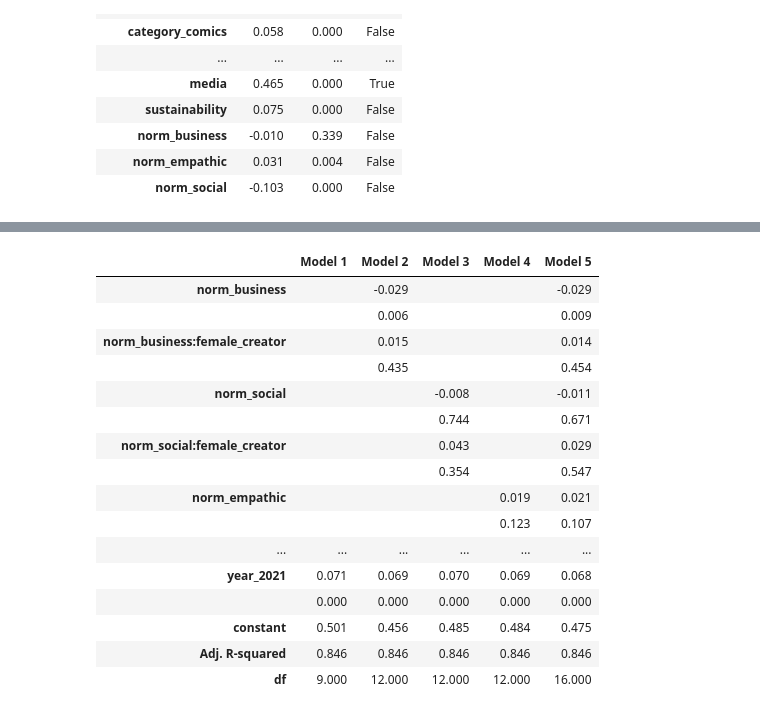
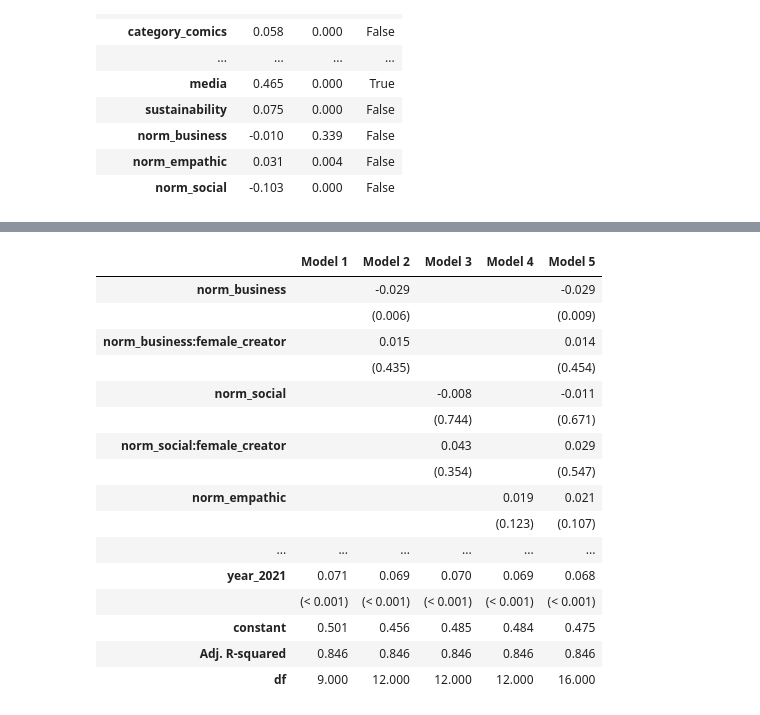
Before and after one commit to MaxPersoon/KickstarterScraper, a Jupyter notebook: dataProcessing.ipynb, the cells around one changed output, grey strips where cells are left out. Drawn from its saved outputs; the diff is of its cells as text; code cells hidden in the pictures.

```diff
--- a/dataProcessing.ipynb
+++ b/dataProcessing.ipynb
@@ -9,7 +9,6 @@ from pandas.core.dtypes.common import is_numeric_dtype
 data = pd.read_csv("data.csv")
 data = data.set_index('projectID')
 data = data.drop(columns=['drives'])
-pd.set_option('display.float_format',  '{:,.3f}'.format)
 data
 # %% [output]
 |  | success | amount | female_creator | goal | words | backers_count | serial_entrepreneur | duration | ... |
@@ -91,3 +71,5 @@ def reformatTable(table, fileName):
+# %%
+decimals = 3
 # %%
 # Table 1
 mData = data[data['female_creator'] == 0]
@@ -690,15 +657,21 @@ for model in models:
     for variable in independentVariables:
         if variable in variables:
             varIndex = variables.index(variable)
-            data.append(model.params.iloc[varIndex])
-            data.append(model.pvalues.iloc[varIndex])
+            data.append(('{:.%if}' % decimals).format(model.params.iloc[varIndex]))
+
+            pValue = model.pvalues.iloc[varIndex]
+            if pValue < 0.001:
+                pValue = '< 0.001'
+            else:
+                pValue = ('{:.%if}' % decimals).format(pValue)
+            data.append('(%s)' % pValue)
         else:
             data.append('')
             data.append('')
 
-    data.append(model.params.iloc[0])
-    data.append(model.rsquared_adj)
-    data.append(model.df_model)
+    data.append(('{:.%if}' % decimals).format(model.params.iloc[0]))
+    data.append(('{:.%if}' % decimals).format(model.rsquared_adj))
+    data.append(('{:.%if}' % decimals).format(model.df_model))
 
     table8['Model ' + str(cntr)] = data
     cntr += 1
@@ -726,7 +699,7 @@ table8
 # %%
 # Table 6
 index = []
-variables = ['norm_amount'] + independentVariables[:]
+variables = ['norm_amount'] + independentVariables[:3] + ['female_creator'] + independentVariables[3:]
 for variable in variables:
     index.append(variable)
     index.append('')
@@ -740,15 +713,16 @@ for i in range(noVars):
     var1Data = normData[variables[i]]
     for j in range(i + 1):
         if i == j:
-            rValues.append(1.000)
+            rValues.append(('{:.%if}' % decimals).format(1))
             pValues.append('(< 0.001)')
         else:
             rValue, pValue = st.pearsonr(var1Data, normData[variables[j]])
-            rValues.append(rValue)
+            rValues.append(('{:.%if}' % decimals).format(rValue))
+
             if pValue < 0.001:
                 pValue = '< 0.001'
             else:
-                pValue = '{:.3f}'.format(pValue)
+                pValue = ('{:.%if}' % decimals).format(pValue)
             pValues.append('(%s)' % pValue)
 
     for j in range(i + 1, noVars):
@@ -929,50 +903,56 @@ Notes:
 index = []
 independentVariables = ['norm_business', 'norm_business:female_creator', 'norm_social', 'norm_social:female_creator', 'norm_empathic', 'norm_empathic:female_creator', 'female_creator'] + independentVariables[3:]
 for variable in independentVariables:
     index.append(variable)
     index.append('')
 index += ['constant', 'Adj. R-squared', 'df']
 table9 = pd.DataFrame(index=index)
 
 models = [baseModel, businessModel, socialModel, empathicModel, combinedModel]
 cntr = 1
 for model in models:
     variables = model.params.index.tolist()
 
     data = []
     for variable in independentVariables:
         if variable in variables:
             varIndex = variables.index(variable)
-            data.append(model.params.iloc[varIndex])
-            data.append(model.pvalues.iloc[varIndex])
+            data.append(('{:.%if}' % decimals).format(model.params.iloc[varIndex]))
+
+            pValue = model.pvalues.iloc[varIndex]
+            if pValue < 0.001:
+                pValue = '< 0.001'
+            else:
+                pValue = ('{:.%if}' % decimals).format(pValue)
+            data.append('(%s)' % pValue)
         else:
             data.append('')
             data.append('')
 
-    data.append(model.params.iloc[0])
-    data.append(model.rsquared_adj)
-    data.append(model.df_model)
+    data.append(('{:.%if}' % decimals).format(model.params.iloc[0]))
+    data.append(('{:.%if}' % decimals).format(model.rsquared_adj))
+    data.append(('{:.%if}' % decimals).format(model.df_model))
 
     table9['Model ' + str(cntr)] = data
     cntr += 1
 
 table9.to_csv('Tables/OLS models (with interaction terms).csv')
 table9
 # %% [output]
 |  | Model 1 | Model 2 | Model 3 | Model 4 | Model 5 |
 | norm_business |  | -0.029 |  |  | -0.029 |
-|  |  | 0.006 |  |  | 0.009 |
+|  |  | (0.006) |  |  | (0.009) |
 | norm_business:female_creator |  | 0.015 |  |  | 0.014 |
-|  |  | 0.435 |  |  | 0.454 |
+|  |  | (0.435) |  |  | (0.454) |
 | norm_social |  |  | -0.008 |  | -0.011 |
-|  |  |  | 0.744 |  | 0.671 |
+|  |  |  | (0.744) |  | (0.671) |
 | norm_social:female_creator |  |  | 0.043 |  | 0.029 |
-|  |  |  | 0.354 |  | 0.547 |
+|  |  |  | (0.354) |  | (0.547) |
 | norm_empathic |  |  |  | 0.019 | 0.021 |
-|  |  |  |  | 0.123 | 0.107 |
+|  |  |  |  | (0.123) | (0.107) |
 | ... | ... | ... | ... | ... | ... |
 | year_2021 | 0.071 | 0.069 | 0.070 | 0.069 | 0.068 |
-|  | 0.000 | 0.000 | 0.000 | 0.000 | 0.000 |
+|  | (< 0.001) | (< 0.001) | (< 0.001) | (< 0.001) | (< 0.001) |
 | constant | 0.501 | 0.456 | 0.485 | 0.484 | 0.475 |
 | Adj. R-squared | 0.846 | 0.846 | 0.846 | 0.846 | 0.846 |
 | df | 9.000 | 12.000 | 12.000 | 12.000 | 16.000 |
```
Also changed, not shown: parts of 17 cells of this notebook, 8 other files.
